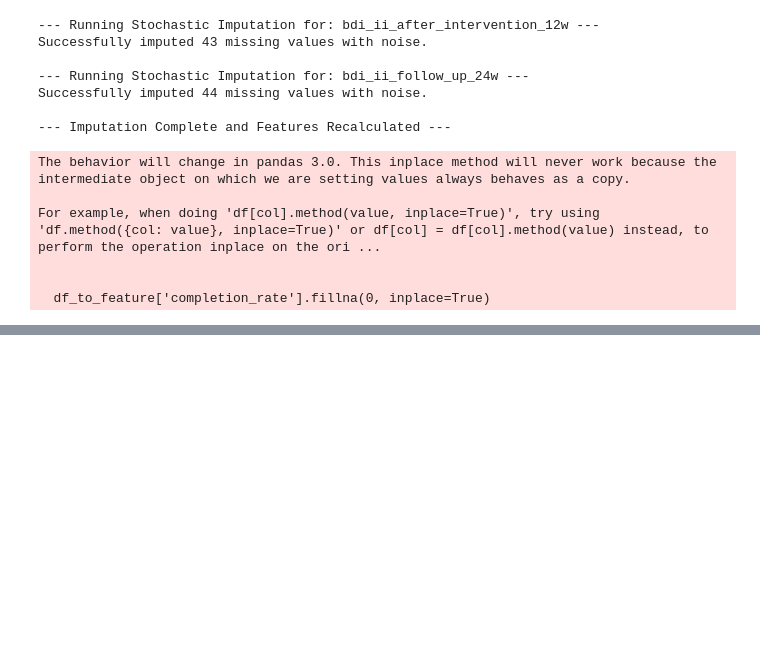
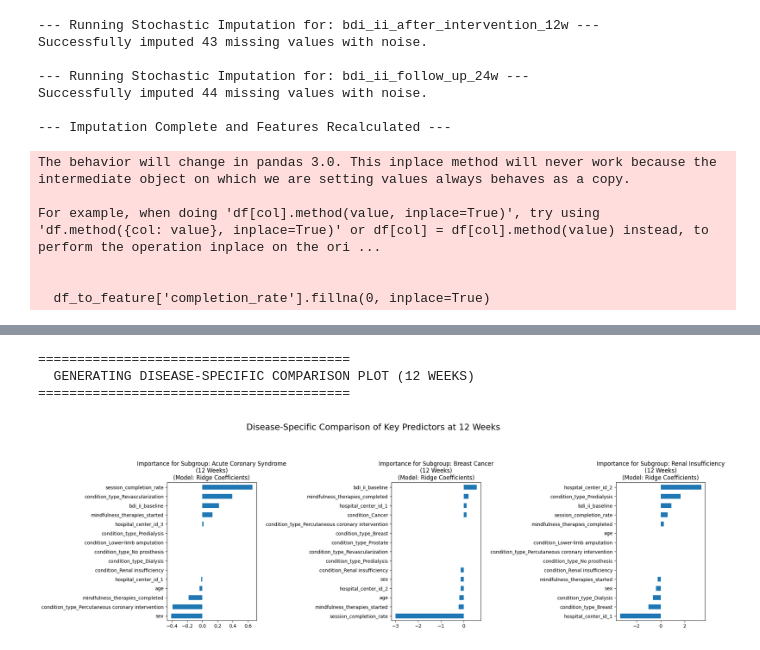
Before and after one commit to jawadchy2150/BHI-2025-Team_Blackout-track1, a Jupyter notebook: main_with_imputation.ipynb, the cells around one changed output, grey strips where cells are left out. Cells and saved outputs as stored; diff of their text form; code cells hidden in the pictures; blank space fills up the shorter version.

```diff
--- a/main_with_imputation.ipynb
+++ b/main_with_imputation.ipynb
@@ -539,0 +744,7 @@ Warning: Not enough data for Percutaneous Coronary Intervention (found 9 samples
+# %%
+generate_disease_specific_plot(df_final)
+# %% [output]
+========================================
+  GENERATING DISEASE-SPECIFIC COMPARISON PLOT (12 WEEKS)
+========================================
+[figure, added]
```
Also changed, not shown: parts of 22 cells of this notebook, 10 other files.
